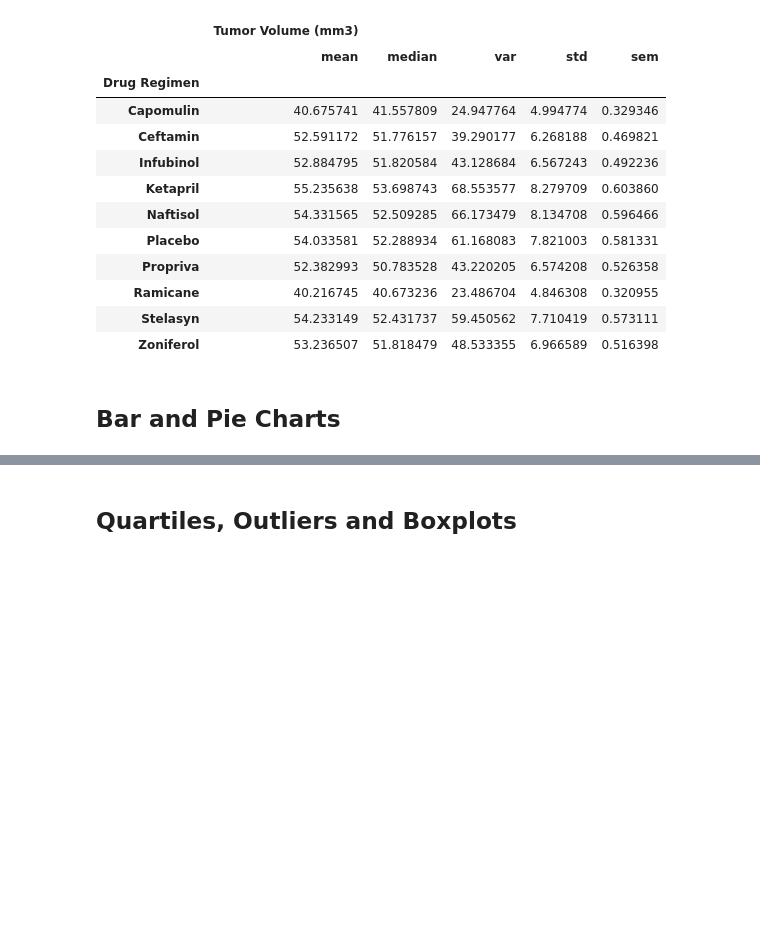
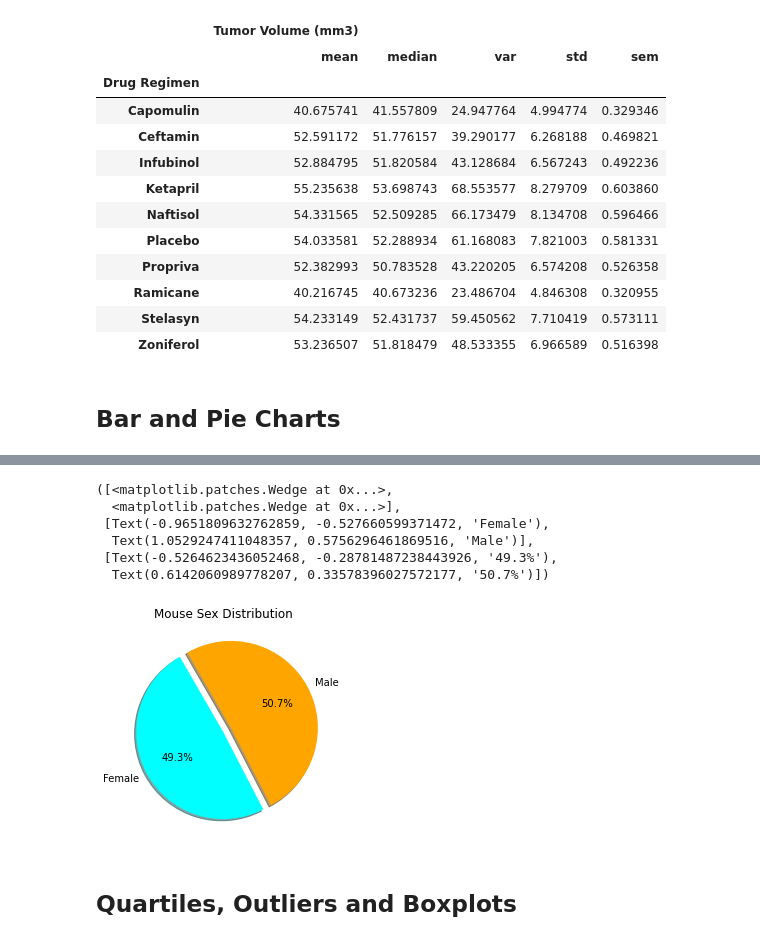
Before and after one commit to JuanjoFernandez/pharmaceutical, a Jupyter notebook: Pymaceuticals/pymaceuticals_starter.ipynb, the cells around one changed output, grey strips where cells are left out. Cells and saved outputs as stored; diff of their text form; code cells hidden in the pictures; blank space fills up the shorter version.

```diff
--- a/Pymaceuticals/pymaceuticals_starter.ipynb
+++ b/Pymaceuticals/pymaceuticals_starter.ipynb
@@ -188,3 +213,25 @@ bar_plot_data.plot(kind = 'bar', title = 'Number of measurements by Drug Regimen
+# %%
+# Generate a pie plot showing the distribution of female versus male mice using pyplot
+fig, ax = plt.subplots()
+
+#plot parameters
+labels = sex_dist['Sex']
+sizes = sex_dist['Mouse ID']
+colors = ["cyan", "orange"]
+title = "Mouse Sex Distribution"
+
+# Tells matplotlib to seperate the "Humans" section from the others
+explode = (0, 0.1)
+ax.set(aspect="equal", title='Mouse Sex Distribution')
+plt.pie(sizes, explode=explode, labels=labels, colors=colors, autopct="%1.1f%%", shadow=True, startangle=120)
+# %% [output]
+([<matplotlib.patches.Wedge at 0x...>,
+  <matplotlib.patches.Wedge at 0x...>],
+ [Text(-0.9651809632762859, -0.527660599371472, 'Female'),
+  Text(1.0529247411048357, 0.5756296461869516, 'Male')],
+ [Text(-0.5264623436052468, -0.28781487238443926, '49.3%'),
+  Text(0.6142060989778207, 0.33578396027572177, '50.7%')])
+[figure, added]
 # %% [markdown]
 ## Quartiles, Outliers and Boxplots
 # %%
```
Also changed, not shown: parts of 6 cells of this notebook, 1 other file.
